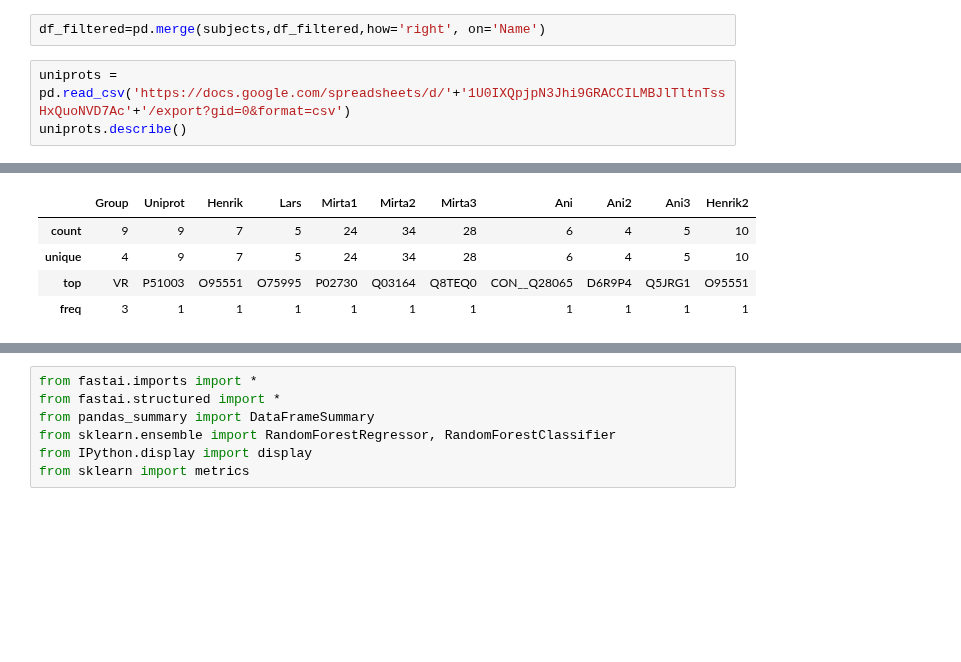
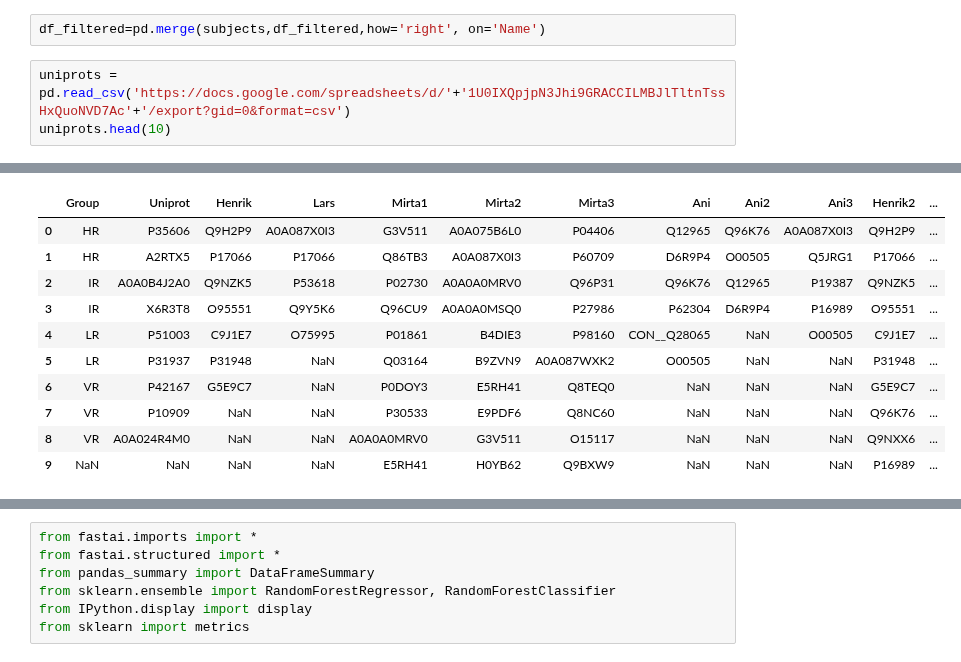
Before and after one commit to animesh/notebooks, a Jupyter notebook: lymphomaTF.ipynb, the cells around one changed output, grey strips where cells are left out. Saved outputs shown, nothing was run; the diff lists cells and outputs as text; blank space fills up the shorter version.

```diff
--- a/lymphomaTF.ipynb
+++ b/lymphomaTF.ipynb
@@ -208,5 +210,5 @@ df_filtered.index.name="Name"
 df_filtered=pd.merge(subjects,df_filtered,how='right', on='Name')
 # %%
 uniprots = pd.read_csv('https://docs.google.com/spreadsheets/d/'+'1U0IXQpjpN3Jhi9GRACCILMBJlTltnTssHxQuoNVD7Ac'+'/export?gid=0&format=csv')
-uniprots.describe()
+uniprots.head(10)
 # %% [output]
@@ -214,8 +215,14 @@ UserWarning: File not found on disk defaulting to pandas implementation.
-|  | Group | Uniprot | Henrik | Lars | Mirta1 | Mirta2 | Mirta3 | Ani | Ani2 | Ani3 | Henrik2 |
-| count | 9 | 9 | 7 | 5 | 24 | 34 | 28 | 6 | 4 | 5 | 10 |
-| unique | 4 | 9 | 7 | 5 | 24 | 34 | 28 | 6 | 4 | 5 | 10 |
-| top | VR | P51003 | O95551 | O75995 | P02730 | Q03164 | Q8TEQ0 | CON__Q28065 | D6R9P4 | Q5JRG1 | O95551 |
-| freq | 3 | 1 | 1 | 1 | 1 | 1 | 1 | 1 | 1 | 1 | 1 |
+|  | Group | Uniprot | Henrik | Lars | Mirta1 | Mirta2 | Mirta3 | Ani | Ani2 | Ani3 | Henrik2 | ... |
+| 0 | HR | P35606 | Q9H2P9 | A0A087X0I3 | G3V511 | A0A075B6L0 | P04406 | Q12965 | Q96K76 | A0A087X0I3 | Q9H2P9 | ... |
+| 1 | HR | A2RTX5 | P17066 | P17066 | Q86TB3 | A0A087X0I3 | P60709 | D6R9P4 | O00505 | Q5JRG1 | P17066 | ... |
+| 2 | IR | A0A0B4J2A0 | Q9NZK5 | P53618 | P02730 | A0A0A0MRV0 | Q96P31 | Q96K76 | Q12965 | P19387 | Q9NZK5 | ... |
+| 3 | IR | X6R3T8 | O95551 | Q9Y5K6 | Q96CU9 | A0A0A0MSQ0 | P27986 | P62304 | D6R9P4 | P16989 | O95551 | ... |
+| 4 | LR | P51003 | C9J1E7 | O75995 | P01861 | B4DIE3 | P98160 | CON__Q28065 | NaN | O00505 | C9J1E7 | ... |
+| 5 | LR | P31937 | P31948 | NaN | Q03164 | B9ZVN9 | A0A087WXK2 | O00505 | NaN | NaN | P31948 | ... |
+| 6 | VR | P42167 | G5E9C7 | NaN | P0DOY3 | E5RH41 | Q8TEQ0 | NaN | NaN | NaN | G5E9C7 | ... |
+| 7 | VR | P10909 | NaN | NaN | P30533 | E9PDF6 | Q8NC60 | NaN | NaN | NaN | Q96K76 | ... |
+| 8 | VR | A0A024R4M0 | NaN | NaN | A0A0A0MRV0 | G3V511 | O15117 | NaN | NaN | NaN | Q9NXX6 | ... |
+| 9 | NaN | NaN | NaN | NaN | E5RH41 | H0YB62 | Q9BXW9 | NaN | NaN | NaN | P16989 | ... |
 # %%
 df_filtered.columns
 # %% [output]
```
Also changed, not shown: parts of 50 cells of this notebook.
